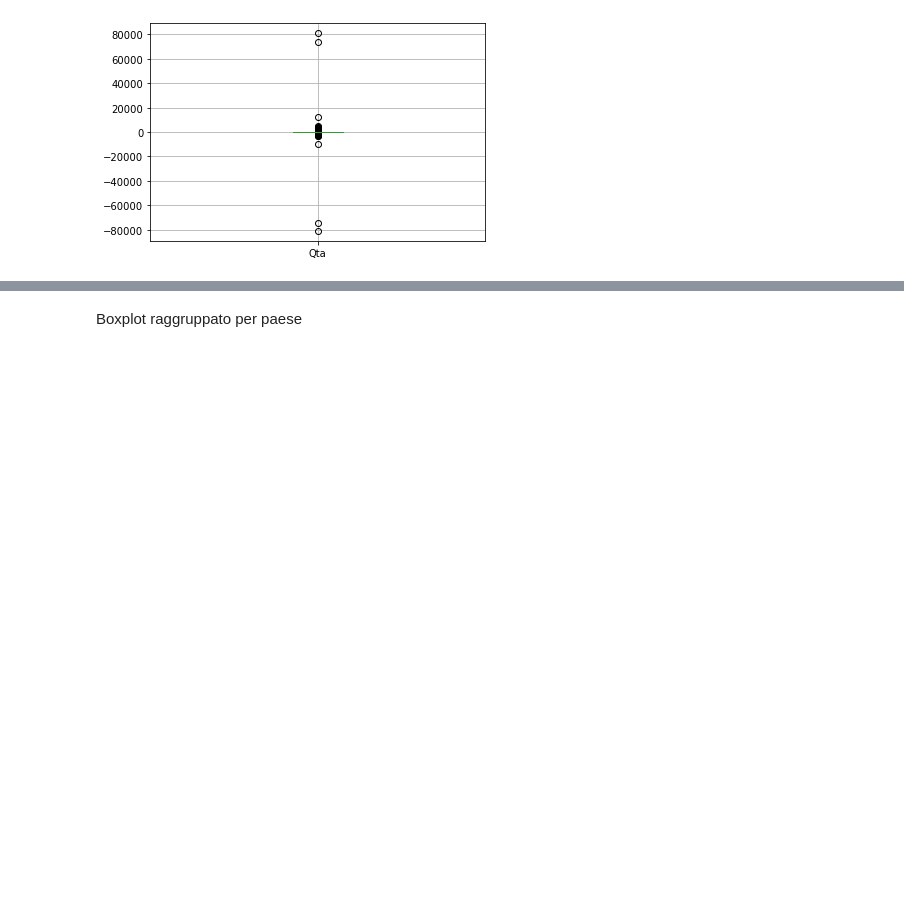
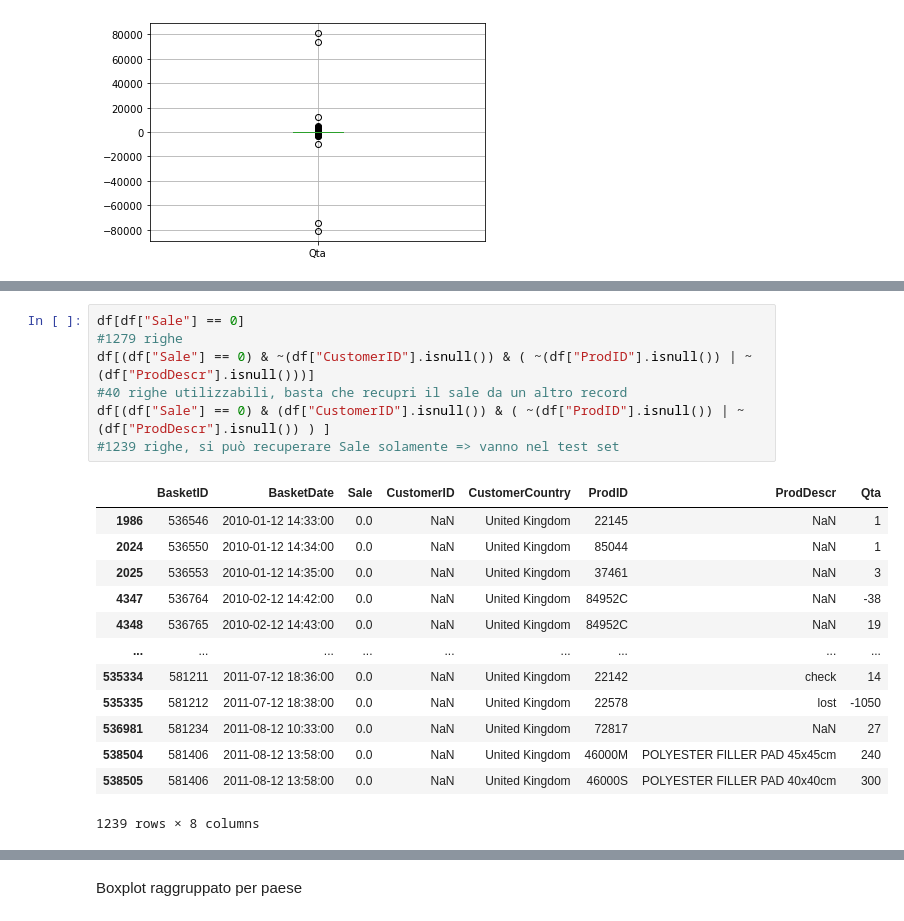
Before and after one commit to matteo-Donofrio-unipi/DM-Project, a Jupyter notebook: Dm-Progetto.ipynb, the cells around one changed output, grey strips where cells are left out. Saved outputs shown, nothing was run; the diff lists cells and outputs as text; blank space fills up the shorter version.

```diff
--- a/Dm-Progetto.ipynb
+++ b/Dm-Progetto.ipynb
@@ -143,0 +175,21 @@ boxplot = df.boxplot(column=['Qta'])
+# %%
+df[df["Sale"] == 0]
+#1279 righe
+df[(df["Sale"] == 0) & ~(df["CustomerID"].isnull()) & ( ~(df["ProdID"].isnull()) | ~(df["ProdDescr"].isnull()))]
+#40 righe utilizzabili, basta che recupri il sale da un altro record
+df[(df["Sale"] == 0) & (df["CustomerID"].isnull()) & ( ~(df["ProdID"].isnull()) | ~(df["ProdDescr"].isnull()) ) ]
+#1239 righe, si può recuperare Sale solamente => vanno nel test set
+# %% [output]
+|  | BasketID | BasketDate | Sale | CustomerID | CustomerCountry | ProdID | ProdDescr | Qta |
+| 1986 | 536546 | 2010-01-12 14:33:00 | 0.0 | NaN | United Kingdom | 22145 | NaN | 1 |
+| 2024 | 536550 | 2010-01-12 14:34:00 | 0.0 | NaN | United Kingdom | 85044 | NaN | 1 |
+| 2025 | 536553 | 2010-01-12 14:35:00 | 0.0 | NaN | United Kingdom | 37461 | NaN | 3 |
+| 4347 | 536764 | 2010-02-12 14:42:00 | 0.0 | NaN | United Kingdom | 84952C | NaN | -38 |
+| 4348 | 536765 | 2010-02-12 14:43:00 | 0.0 | NaN | United Kingdom | 84952C | NaN | 19 |
+| ... | ... | ... | ... | ... | ... | ... | ... | ... |
+| 535334 | 581211 | 2011-07-12 18:36:00 | 0.0 | NaN | United Kingdom | 22142 | check | 14 |
+| 535335 | 581212 | 2011-07-12 18:38:00 | 0.0 | NaN | United Kingdom | 22578 | lost | -1050 |
+| 536981 | 581234 | 2011-08-12 10:33:00 | 0.0 | NaN | United Kingdom | 72817 | NaN | 27 |
+| 538504 | 581406 | 2011-08-12 13:58:00 | 0.0 | NaN | United Kingdom | 46000M | POLYESTER FILLER PAD 45x45cm | 240 |
+| 538505 | 581406 | 2011-08-12 13:58:00 | 0.0 | NaN | United Kingdom | 46000S | POLYESTER FILLER PAD 40x40cm | 300 |
+1239 rows × 8 columns
```
Also changed, not shown: parts of 7 cells of this notebook.
